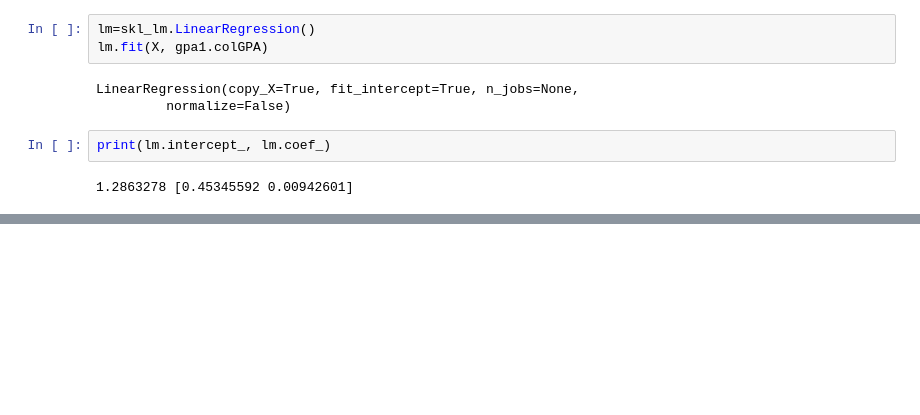
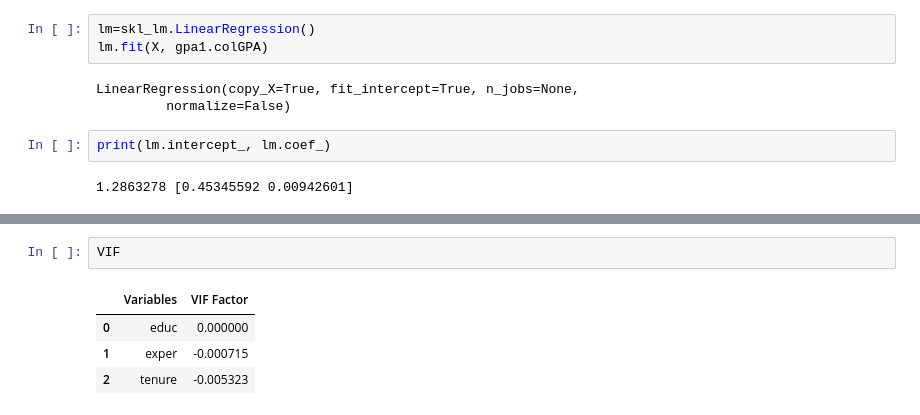
Before and after one commit to LeoUCD/EconometricsPython, a Jupyter notebook: Chapter_3_Multiple_Regression_Analysis_Estimation.ipynb, the cells around one changed output, grey strips where cells are left out. Drawn from its saved outputs; the diff is of its cells as text; blank space fills up the shorter version.

```diff
--- a/Chapter_3_Multiple_Regression_Analysis_Estimation.ipynb
+++ b/Chapter_3_Multiple_Regression_Analysis_Estimation.ipynb
@@ -264,0 +448,7 @@ print(lm.)
+# %%
+VIF
+# %% [output]
+|  | Variables | VIF Factor |
+| 0 | educ | 0.000000 |
+| 1 | exper | -0.000715 |
+| 2 | tenure | -0.005323 |
```
Also changed, not shown: parts of 45 cells of this notebook.
